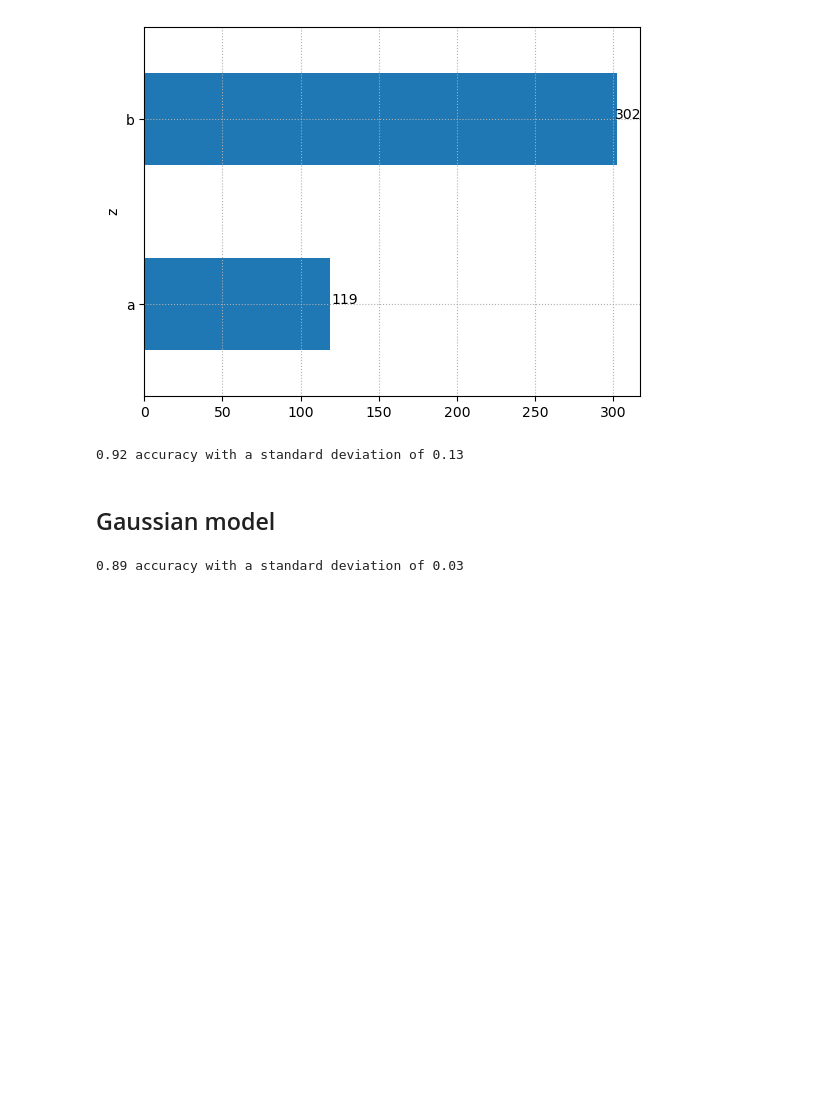
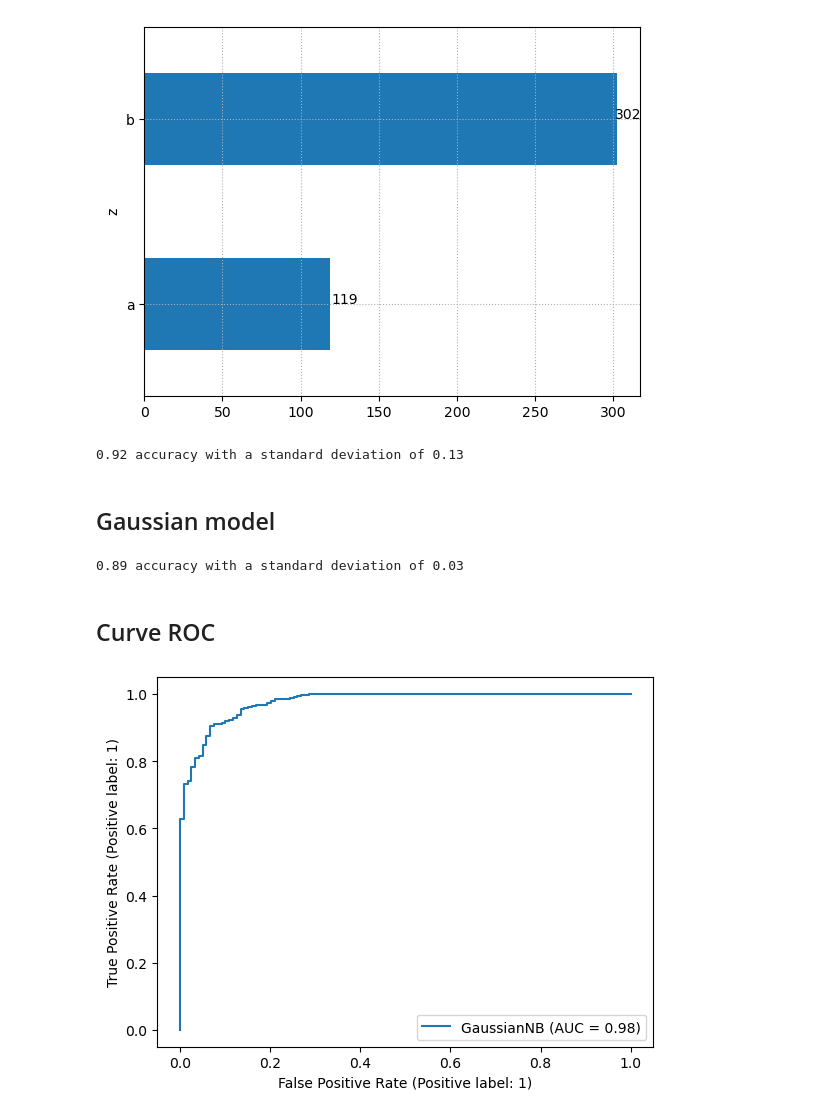
Before and after one commit to moisesStevend/Codigos_sklearn_varios, a Jupyter notebook: knn_test1.ipynb, the cells around one changed output. Cells and saved outputs as stored; diff of their text form; code cells hidden in the pictures; blank space fills up the shorter version.

Commit message:
roc curve

```diff
--- a/knn_test1.ipynb
+++ b/knn_test1.ipynb
@@ -39,7 +39,8 @@ from sklearn.naive_bayes import GaussianNB
 X = df1[["x","y"]]
 y = df1["z"].replace({'a':0,'b':1})
 # %%
-mdl = GaussianNB()#.fit(X,y)
+mdl = GaussianNB()
+mdl_fit = mdl.fit(X,y)
 # %%
 from sklearn.model_selection import cross_val_score
 # %%
@@ -58,3 +59,12 @@ scores = cross_val_score(mdl, X, y, cv=cv)
 print("%0.2f accuracy with a standard deviation of %0.2f" % (scores.mean(), scores.std()))
 # %% [output]
 0.89 accuracy with a standard deviation of 0.03
+# %% [markdown]
+## Curve ROC
+# %%
+from sklearn.metrics import RocCurveDisplay
+
+svc_disp = RocCurveDisplay.from_estimator(mdl_fit, X, y)
+plt.show()
+# %% [output]
+[figure, added]
```
